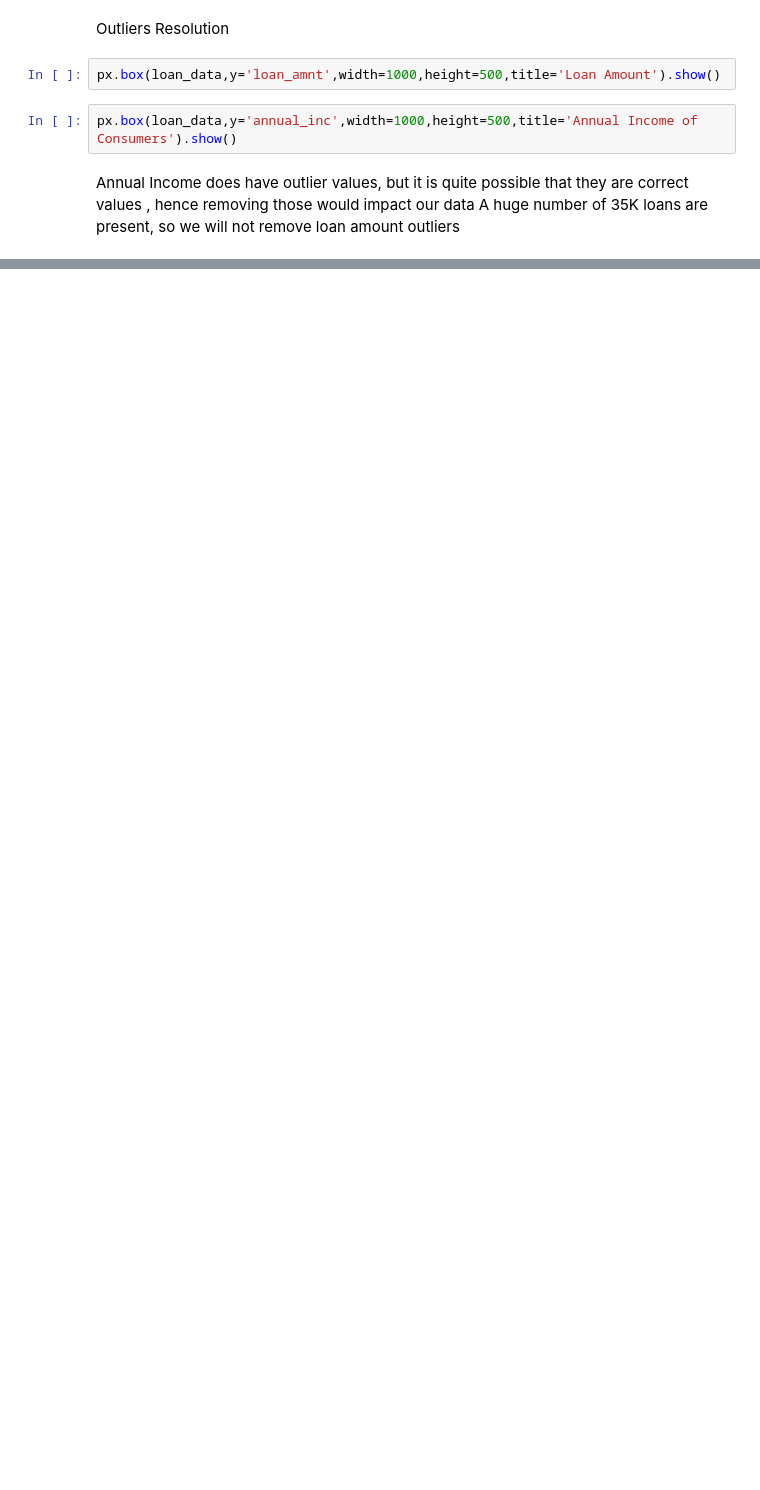
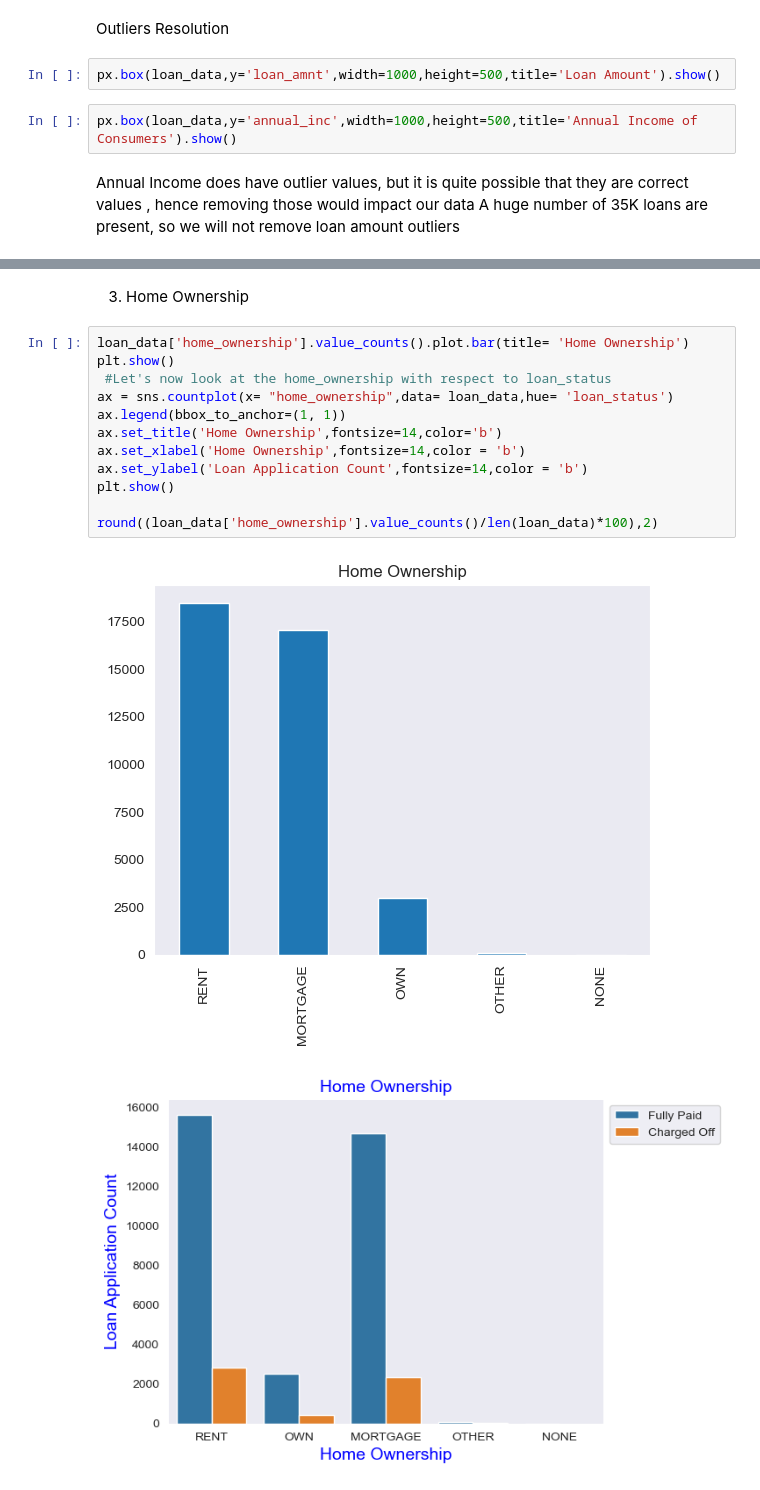
Before and after one commit to ajurawat/Lending-Club, a Jupyter notebook: Analysis.ipynb, the cells around one changed output, grey strips where cells are left out. Saved outputs shown, nothing was run; the diff lists cells and outputs as text; blank space fills up the shorter version.

```diff
--- a/Analysis.ipynb
+++ b/Analysis.ipynb
@@ -172,0 +336,17 @@ px.box(loan_data,y='earliest_cr_line',width=1000,height=500,title='Credit Line T
+# %% [markdown]
+3. Home Ownership
+# %%
+loan_data['home_ownership'].value_counts().plot.bar(title= 'Home Ownership')
+plt.show()
+ #Let's now look at the home_ownership with respect to loan_status
+ax = sns.countplot(x= "home_ownership",data= loan_data,hue= 'loan_status')
+ax.legend(bbox_to_anchor=(1, 1))
+ax.set_title('Home Ownership',fontsize=14,color='b')
+ax.set_xlabel('Home Ownership',fontsize=14,color = 'b')
+ax.set_ylabel('Loan Application Count',fontsize=14,color = 'b')
+plt.show()
+
+round((loan_data['home_ownership'].value_counts()/len(loan_data)*100),2)
+# %% [output]
+[figure, added]
+[figure, added]
```
Also changed, not shown: parts of 45 cells of this notebook.
